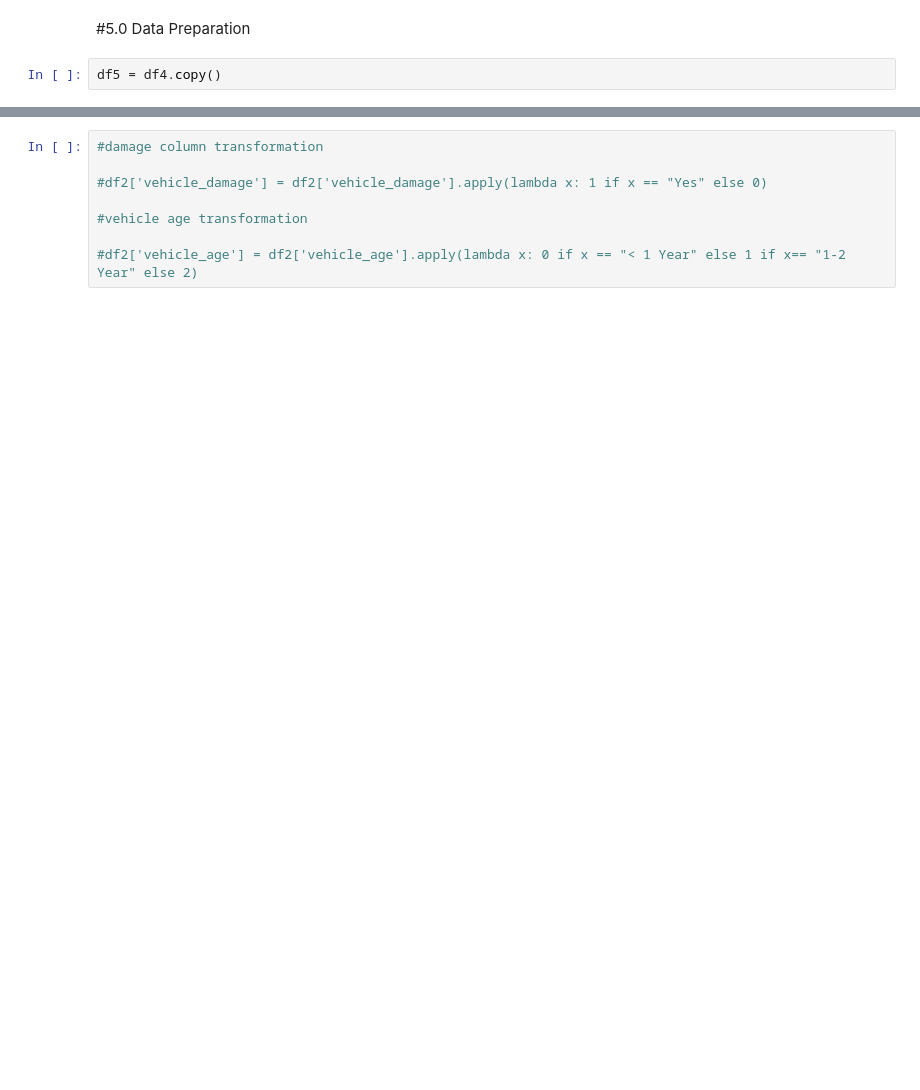
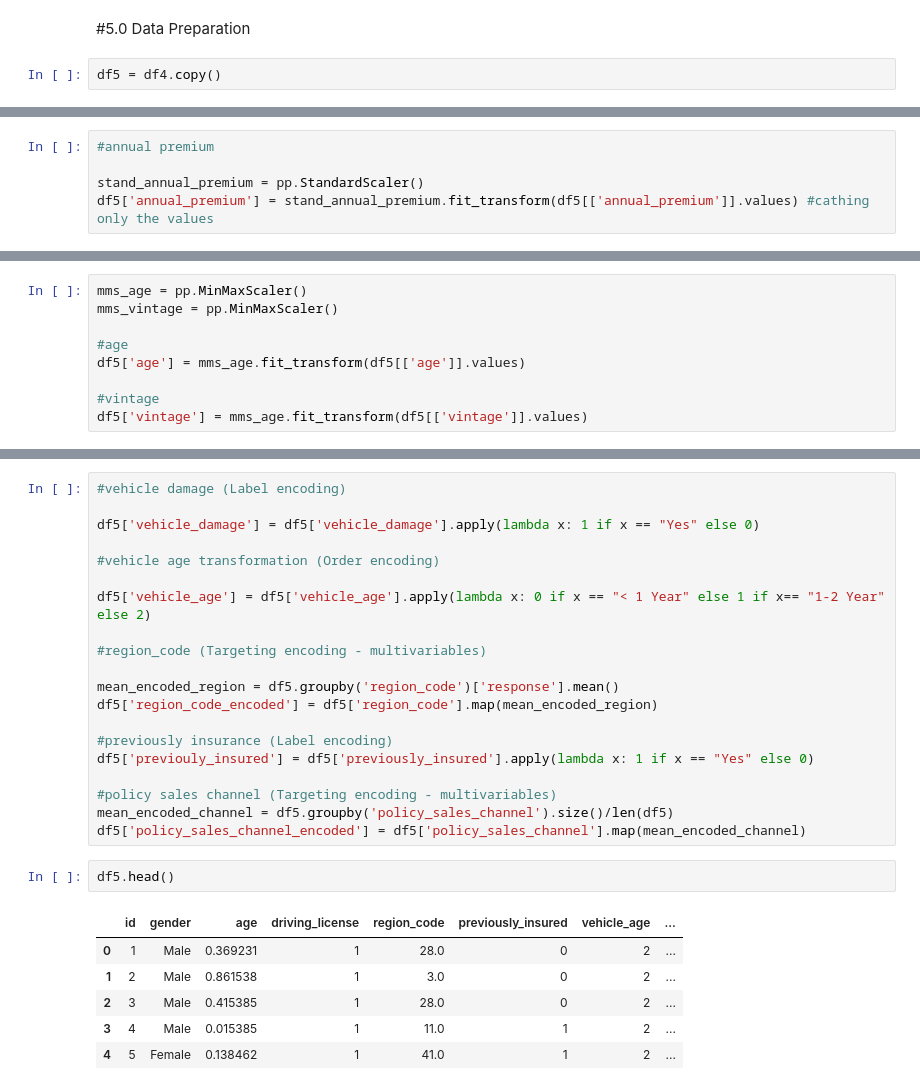
Before and after one commit to jessicanadalete/health_insurance_cross_sell, a Jupyter notebook: health_insurance_cross_sell.ipynb, the cells around one changed output, grey strips where cells are left out. Drawn from its saved outputs; the diff is of its cells as text; blank space fills up the shorter version.

```diff
--- a/health_insurance_cross_sell.ipynb
+++ b/health_insurance_cross_sell.ipynb
@@ -267,0 +277,5 @@ df5 = df4.copy()
+# %%
+#annual premium
+
+stand_annual_premium = pp.StandardScaler()
+df5['annual_premium'] = stand_annual_premium.fit_transform(df5[['annual_premium']].values) #cathing only the values
@@ -267,0 +284,9 @@ df5 = df4.copy()
+# %%
+mms_age = pp.MinMaxScaler()
+mms_vintage = pp.MinMaxScaler()
+
+#age
+df5['age'] = mms_age.fit_transform(df5[['age']].values)
+
+#vintage
+df5['vintage'] = mms_age.fit_transform(df5[['vintage']].values)
@@ -268,8 +295,29 @@ df5 = df4.copy()
 # %%
-#damage column transformation
+#vehicle damage (Label encoding)
 
-#df2['vehicle_damage'] = df2['vehicle_damage'].apply(lambda x: 1 if x == "Yes" else 0)
+df5['vehicle_damage'] = df5['vehicle_damage'].apply(lambda x: 1 if x == "Yes" else 0)
 
-#vehicle age transformation
+#vehicle age transformation (Order encoding)
 
-#df2['vehicle_age'] = df2['vehicle_age'].apply(lambda x: 0 if x == "< 1 Year" else 1 if x== "1-2 Year" else 2)
+df5['vehicle_age'] = df5['vehicle_age'].apply(lambda x: 0 if x == "< 1 Year" else 1 if x== "1-2 Year" else 2)
+
+#region_code (Targeting encoding - multivariables)
+
+mean_encoded_region = df5.groupby('region_code')['response'].mean()
+df5['region_code_encoded'] = df5['region_code'].map(mean_encoded_region)
+
+#previously insurance (Label encoding)
+df5['previouly_insured'] = df5['previously_insured'].apply(lambda x: 1 if x == "Yes" else 0)
+
+#policy sales channel (Targeting encoding - multivariables)
+mean_encoded_channel = df5.groupby('policy_sales_channel').size()/len(df5)
+df5['policy_sales_channel_encoded'] = df5['policy_sales_channel'].map(mean_encoded_channel)
+# %%
+df5.head()
+# %% [output]
+|  | id | gender | age | driving_license | region_code | previously_insured | vehicle_age | ... |
+| 0 | 1 | Male | 0.369231 | 1 | 28.0 | 0 | 2 | ... |
+| 1 | 2 | Male | 0.861538 | 1 | 3.0 | 0 | 2 | ... |
+| 2 | 3 | Male | 0.415385 | 1 | 28.0 | 0 | 2 | ... |
+| 3 | 4 | Male | 0.015385 | 1 | 11.0 | 1 | 2 | ... |
+| 4 | 5 | Female | 0.138462 | 1 | 41.0 | 1 | 2 | ... |
```
Also changed, not shown: parts of 6 cells of this notebook.
